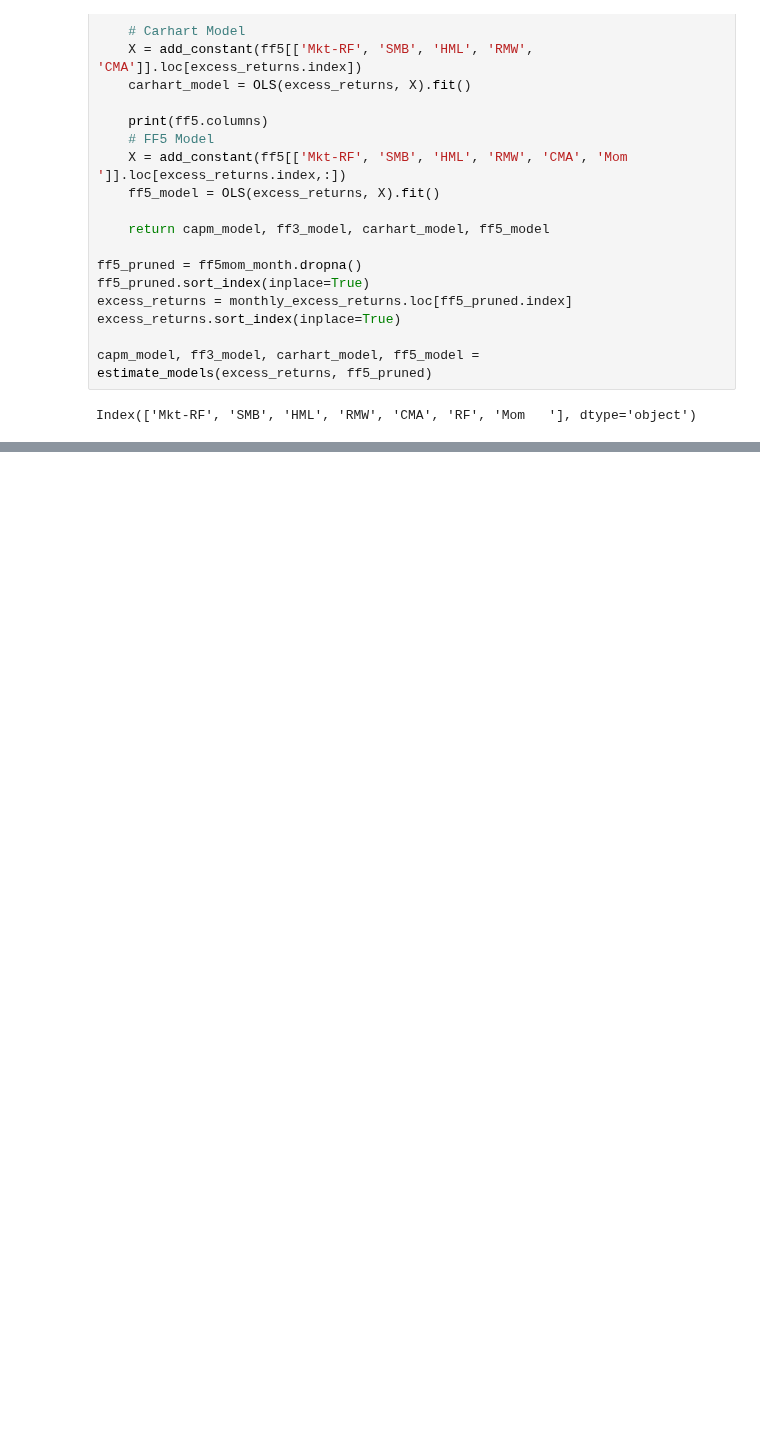
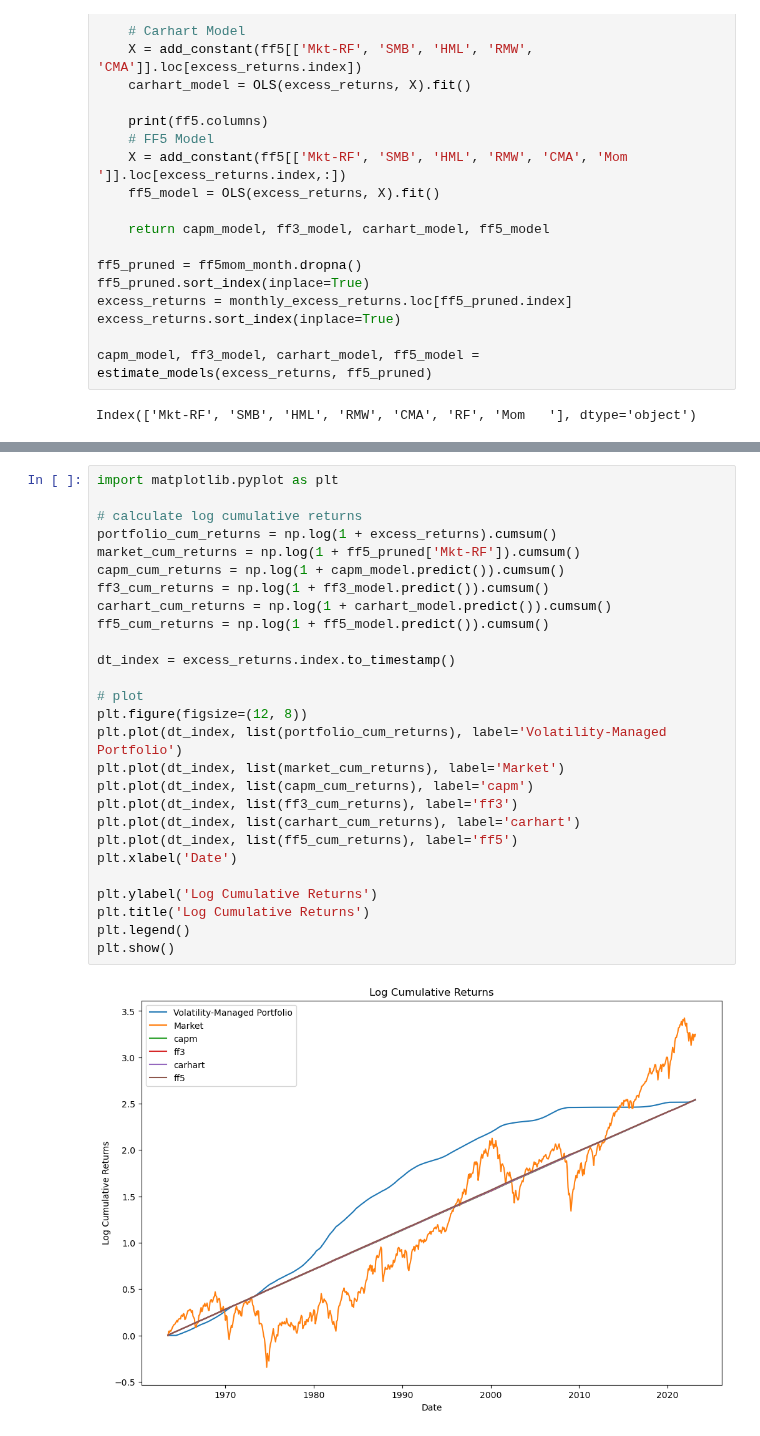
Before and after one commit to jonathoneco/bem114, a Jupyter notebook: Set4/q2.ipynb, the cells around one changed output, grey strips where cells are left out. Saved outputs shown, nothing was run; the diff lists cells and outputs as text; blank space fills up the shorter version.

```diff
--- a/Set4/q2.ipynb
+++ b/Set4/q2.ipynb
@@ -102,3 +102,32 @@ Covariance Type:            nonrobust
 
 Notes:
 [1] Standard Errors assume that the covariance matrix of the errors is correctly specified.
+# %%
+import matplotlib.pyplot as plt
+
+# calculate log cumulative returns
+portfolio_cum_returns = np.log(1 + excess_returns).cumsum()
+market_cum_returns = np.log(1 + ff5_pruned['Mkt-RF']).cumsum()
+capm_cum_returns = np.log(1 + capm_model.predict()).cumsum()
+ff3_cum_returns = np.log(1 + ff3_model.predict()).cumsum()
+carhart_cum_returns = np.log(1 + carhart_model.predict()).cumsum()
+ff5_cum_returns = np.log(1 + ff5_model.predict()).cumsum()
+
+dt_index = excess_returns.index.to_timestamp()
+
+# plot
+plt.figure(figsize=(12, 8))
+plt.plot(dt_index, list(portfolio_cum_returns), label='Volatility-Managed Portfolio')
+plt.plot(dt_index, list(market_cum_returns), label='Market')
+plt.plot(dt_index, list(capm_cum_returns), label='capm')
+plt.plot(dt_index, list(ff3_cum_returns), label='ff3')
+plt.plot(dt_index, list(carhart_cum_returns), label='carhart')
+plt.plot(dt_index, list(ff5_cum_returns), label='ff5')
+plt.xlabel('Date')
+
+plt.ylabel('Log Cumulative Returns')
+plt.title('Log Cumulative Returns')
+plt.legend()
+plt.show()
+# %% [output]
+[figure, added]
```
Also changed, not shown: parts of 4 cells of this notebook.
